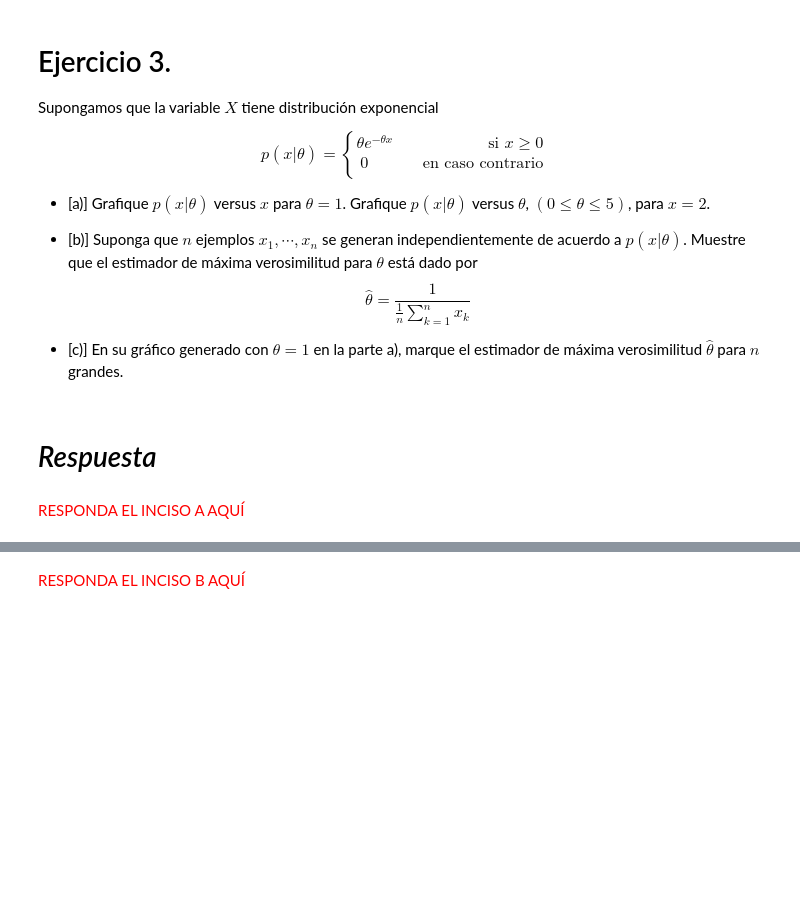
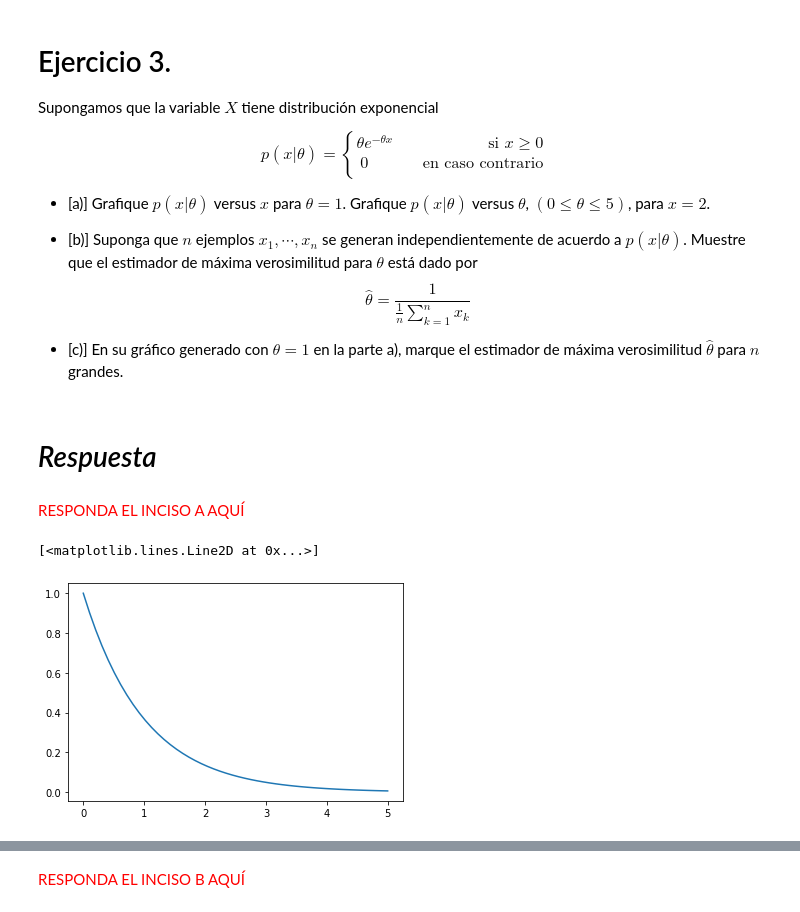
Before and after one commit to git-lu/intro-aprendizaje, a Jupyter notebook: practicos/IntML2020_Teoria_bayesiana_Estimacion_con_solu.ipynb, the cells around one changed output, grey strips where cells are left out. Cells and saved outputs as stored; diff of their text form; code cells hidden in the pictures; blank space fills up the shorter version.

```diff
--- a/practicos/IntML2020_Teoria_bayesiana_Estimacion_con_solu.ipynb
+++ b/practicos/IntML2020_Teoria_bayesiana_Estimacion_con_solu.ipynb
@@ -248,3 +470,12 @@ $$\hat{\theta}=\frac{1}{\frac{1}{n}\sum_{k=1}^{n}{x_k}}$$
 # *Respuesta*
 # %% [markdown]
  <span style="color:red"> RESPONDA EL INCISO A AQUÍ </span>
+# %%
+# p(x|theta) en funcion de x
+x = np.linspace(0,5)
+theta = 1
+f = lambda x: theta * np.exp(-theta*x)
+plt.plot(x,f(x))
+# %% [output]
+[<matplotlib.lines.Line2D at 0x...>]
+[figure, added]
```
Also changed, not shown: parts of 28 cells of this notebook, 1 other file.
